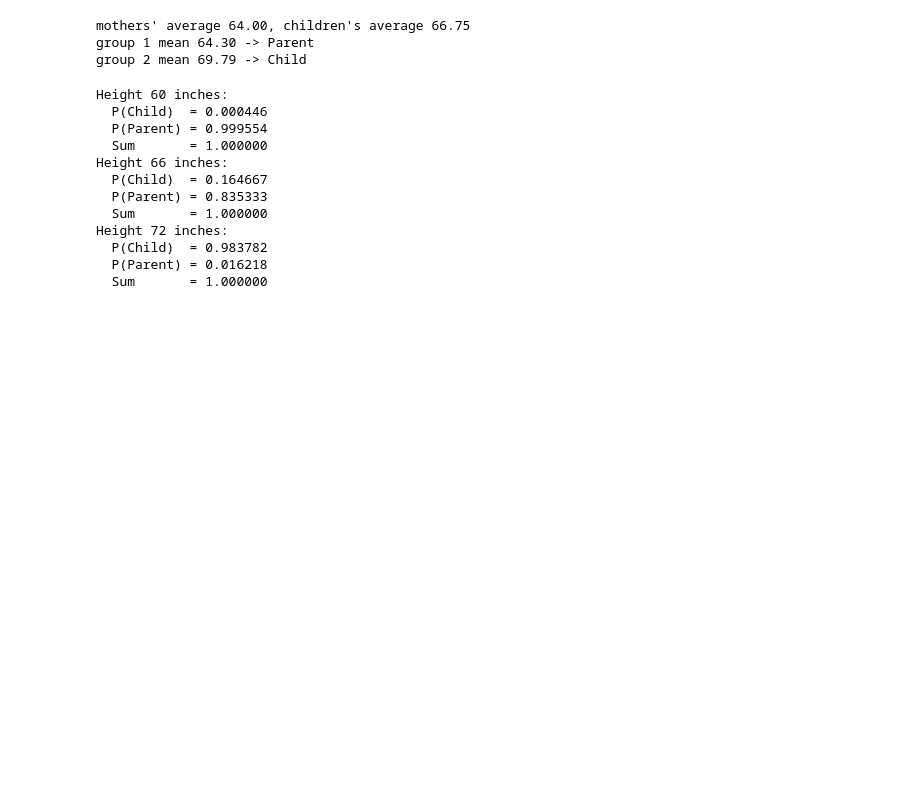
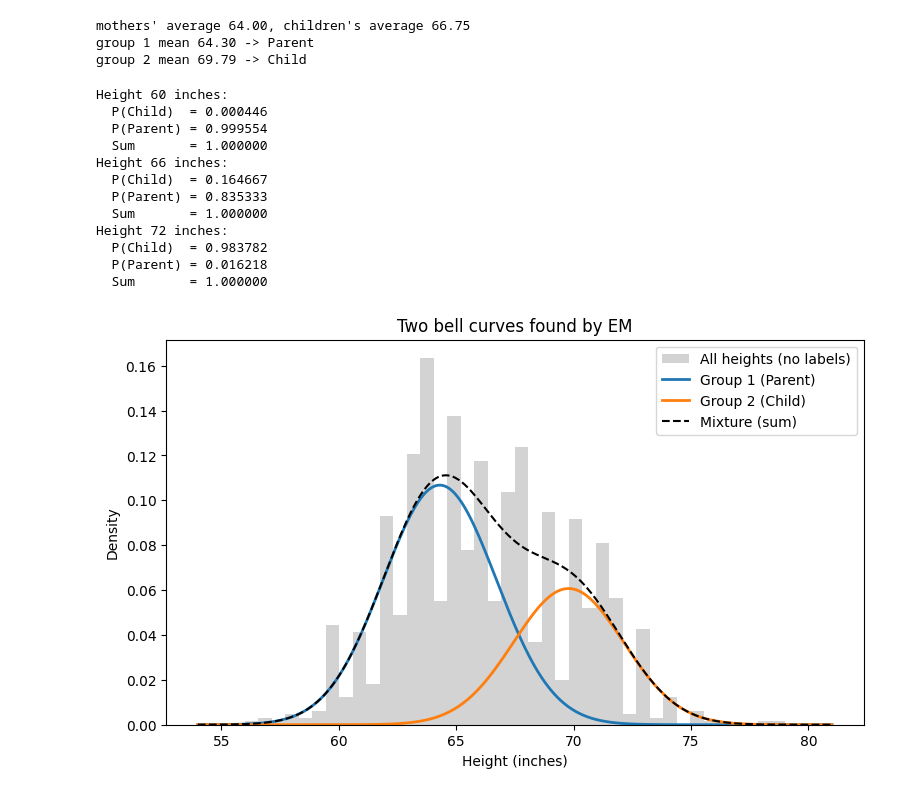
Before and after one commit to lilianeuwase2/math_forML-Formative3, a Jupyter notebook: ProbabilityDistributions.ipynb, the cells around one changed output. Cells and saved outputs as stored; diff of their text form; code cells hidden in the pictures; blank space fills up the shorter version.

Commit message:
adding the visualisations of the two curves

```diff
--- a/ProbabilityDistributions.ipynb
+++ b/ProbabilityDistributions.ipynb
@@ -134,3 +135,22 @@ Height 72 inches:
   P(Child)  = 0.983782
   P(Parent) = 0.016218
   Sum       = 1.000000
+# %%
+import matplotlib.pyplot as plt
+
+grid = np.linspace(heights.min() - 2, heights.max() + 2, 400)
+curve1 = group_score(grid, mu1, var1, pi1)
+curve2 = group_score(grid, mu2, var2, pi2)
+
+plt.figure(figsize=(9, 5))
+plt.hist(heights, bins=40, density=True, color="lightgray", label="All heights (no labels)")
+plt.plot(grid, curve1, linewidth=2, label=f"Group 1 ({label1})")
+plt.plot(grid, curve2, linewidth=2, label=f"Group 2 ({label2})")
+plt.plot(grid, curve1 + curve2, "k--", label="Mixture (sum)")
+plt.xlabel("Height (inches)")
+plt.ylabel("Density")
+plt.title("Two bell curves found by EM")
+plt.legend()
+plt.show()
+# %% [output]
+[figure, added]
```
Also changed, not shown: parts of 2 cells of this notebook.
